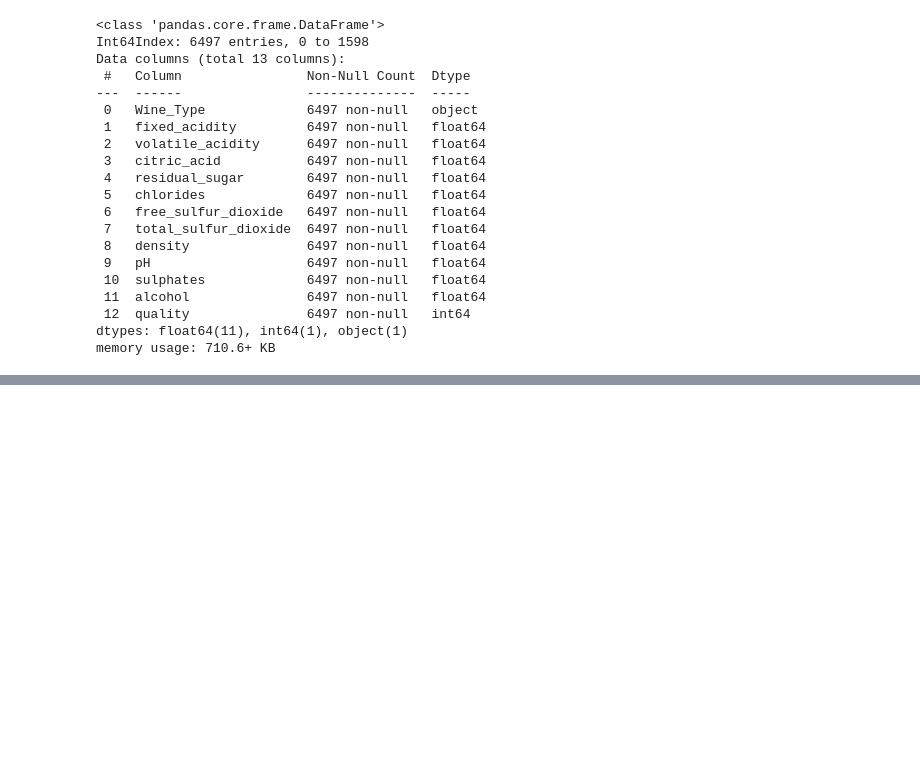
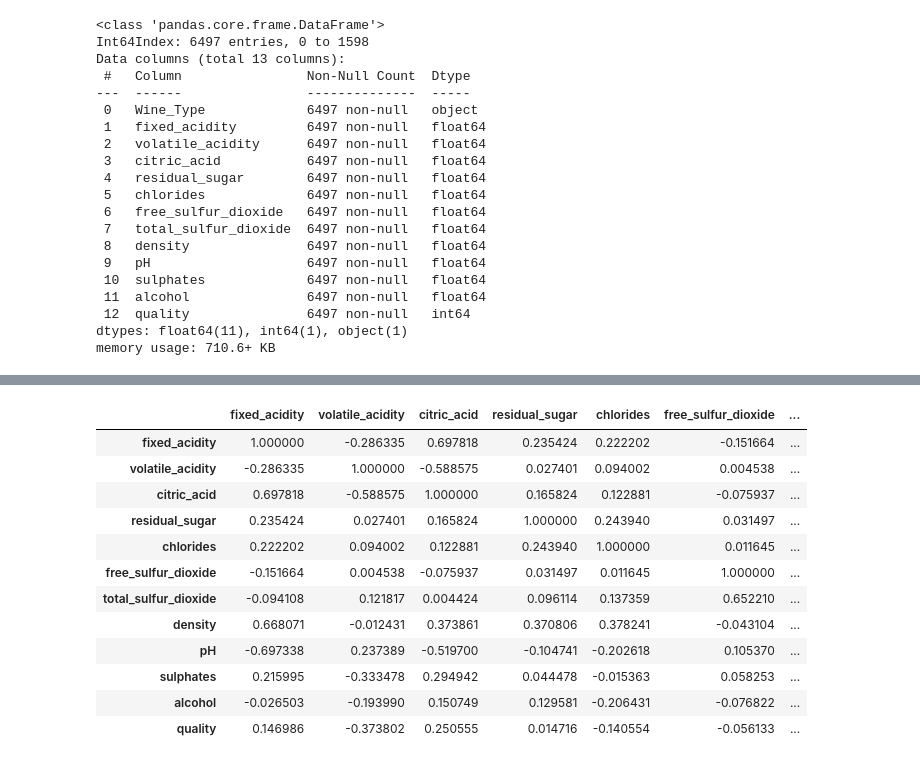
Before and after one commit to nmdollhopf/team1_wine_project, a Jupyter notebook: Wine_exploratory_analysis.ipynb, the cells around one changed output, grey strips where cells are left out. Drawn from its saved outputs; the diff is of its cells as text; code cells hidden in the pictures; blank space fills up the shorter version.

```diff
--- a/Wine_exploratory_analysis.ipynb
+++ b/Wine_exploratory_analysis.ipynb
@@ -401,0 +420,18 @@ IQR_White_Red_Concat_df.to_csv('wine_qaulity_White_Red_Concat_remove_outliers.cs
+# %%
+# Check correlation of parameters on data set with removed outliers
+
+IQR_Red_Wine_Rename_df.corr()
+# %% [output]
+|  | fixed_acidity | volatile_acidity | citric_acid | residual_sugar | chlorides | free_sulfur_dioxide | ... |
+| fixed_acidity | 1.000000 | -0.286335 | 0.697818 | 0.235424 | 0.222202 | -0.151664 | ... |
+| volatile_acidity | -0.286335 | 1.000000 | -0.588575 | 0.027401 | 0.094002 | 0.004538 | ... |
+| citric_acid | 0.697818 | -0.588575 | 1.000000 | 0.165824 | 0.122881 | -0.075937 | ... |
+| residual_sugar | 0.235424 | 0.027401 | 0.165824 | 1.000000 | 0.243940 | 0.031497 | ... |
+| chlorides | 0.222202 | 0.094002 | 0.122881 | 0.243940 | 1.000000 | 0.011645 | ... |
+| free_sulfur_dioxide | -0.151664 | 0.004538 | -0.075937 | 0.031497 | 0.011645 | 1.000000 | ... |
+| total_sulfur_dioxide | -0.094108 | 0.121817 | 0.004424 | 0.096114 | 0.137359 | 0.652210 | ... |
+| density | 0.668071 | -0.012431 | 0.373861 | 0.370806 | 0.378241 | -0.043104 | ... |
+| pH | -0.697338 | 0.237389 | -0.519700 | -0.104741 | -0.202618 | 0.105370 | ... |
+| sulphates | 0.215995 | -0.333478 | 0.294942 | 0.044478 | -0.015363 | 0.058253 | ... |
+| alcohol | -0.026503 | -0.193990 | 0.150749 | 0.129581 | -0.206431 | -0.076822 | ... |
+| quality | 0.146986 | -0.373802 | 0.250555 | 0.014716 | -0.140554 | -0.056133 | ... |
```
Also changed, not shown: parts of 2 cells of this notebook.
